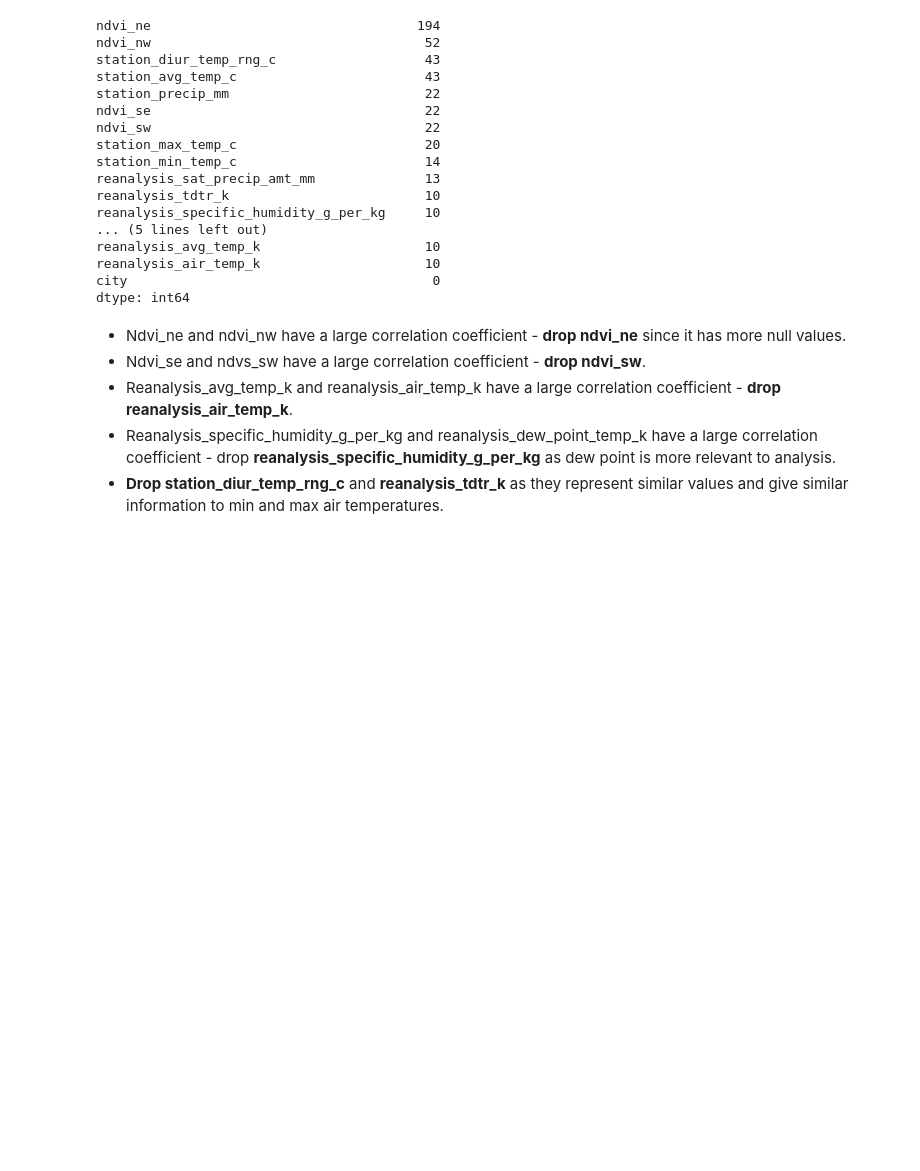
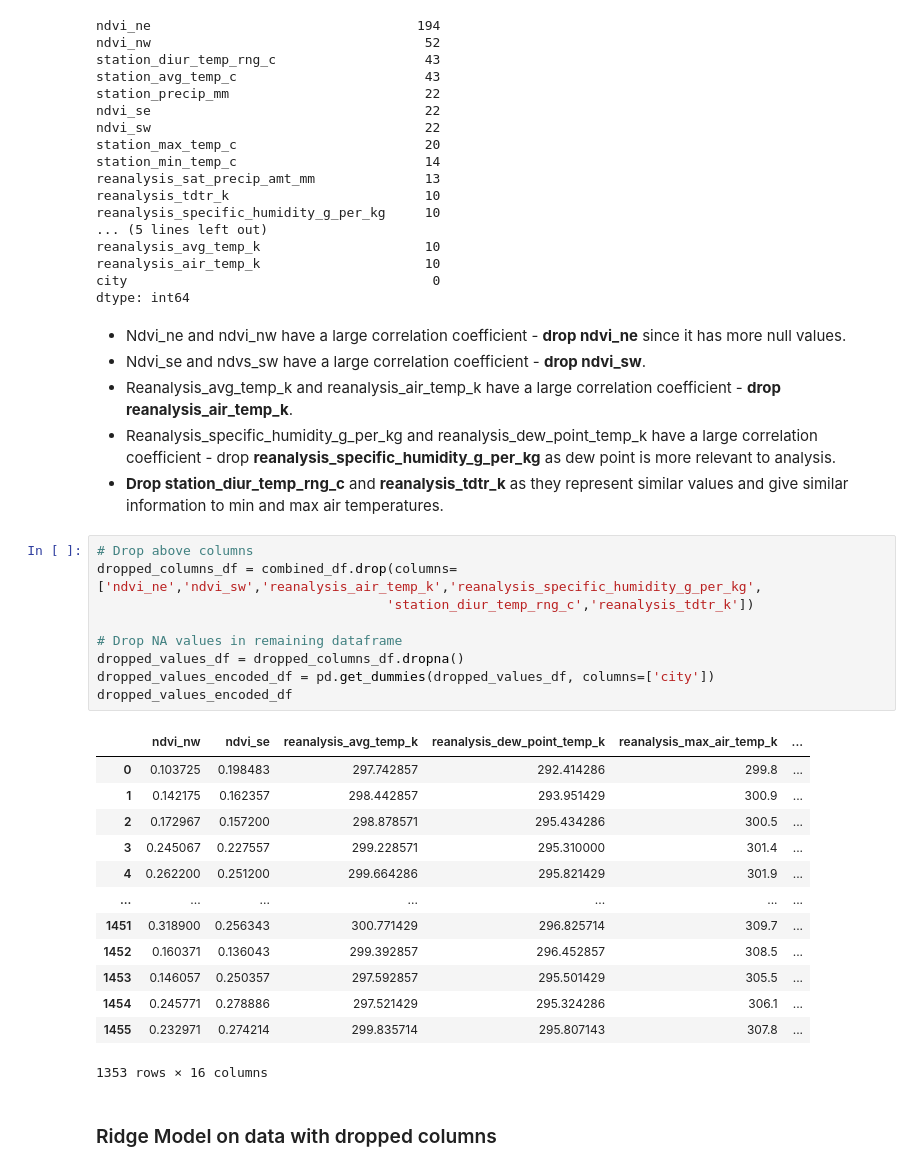
Before and after one commit to tedi529/Dengue-Fever-Predictions, a Jupyter notebook: Dengue Fever Model.ipynb, the cells around one changed output. Saved outputs shown, nothing was run; the diff lists cells and outputs as text; blank space fills up the shorter version.

Commit message:
Dropped features baseline model

```diff
--- a/Dengue Fever Model.ipynb
+++ b/Dengue Fever Model.ipynb
@@ -323,3 +323,28 @@ dtype: int64
  - Reanalysis_avg_temp_k and reanalysis_air_temp_k have a large correlation coefficient - **drop reanalysis_air_temp_k**.
  - Reanalysis_specific_humidity_g_per_kg and reanalysis_dew_point_temp_k have a large correlation coefficient - drop **reanalysis_specific_humidity_g_per_kg** as dew point is more relevant to analysis.
  - **Drop station_diur_temp_rng_c** and **reanalysis_tdtr_k** as they represent similar values and give similar information to min and max air temperatures.
+# %%
+# Drop above columns
+dropped_columns_df = combined_df.drop(columns=['ndvi_ne','ndvi_sw','reanalysis_air_temp_k','reanalysis_specific_humidity_g_per_kg',
+                                     'station_diur_temp_rng_c','reanalysis_tdtr_k'])
+
+# Drop NA values in remaining dataframe
+dropped_values_df = dropped_columns_df.dropna()
+dropped_values_encoded_df = pd.get_dummies(dropped_values_df, columns=['city'])
+dropped_values_encoded_df
+# %% [output]
+|  | ndvi_nw | ndvi_se | reanalysis_avg_temp_k | reanalysis_dew_point_temp_k | reanalysis_max_air_temp_k | ... |
+| 0 | 0.103725 | 0.198483 | 297.742857 | 292.414286 | 299.8 | ... |
+| 1 | 0.142175 | 0.162357 | 298.442857 | 293.951429 | 300.9 | ... |
+| 2 | 0.172967 | 0.157200 | 298.878571 | 295.434286 | 300.5 | ... |
+| 3 | 0.245067 | 0.227557 | 299.228571 | 295.310000 | 301.4 | ... |
+| 4 | 0.262200 | 0.251200 | 299.664286 | 295.821429 | 301.9 | ... |
+| ... | ... | ... | ... | ... | ... | ... |
+| 1451 | 0.318900 | 0.256343 | 300.771429 | 296.825714 | 309.7 | ... |
+| 1452 | 0.160371 | 0.136043 | 299.392857 | 296.452857 | 308.5 | ... |
+| 1453 | 0.146057 | 0.250357 | 297.592857 | 295.501429 | 305.5 | ... |
+| 1454 | 0.245771 | 0.278886 | 297.521429 | 295.324286 | 306.1 | ... |
+| 1455 | 0.232971 | 0.274214 | 299.835714 | 295.807143 | 307.8 | ... |
+1353 rows × 16 columns
+# %% [markdown]
+### Ridge Model on data with dropped columns
```
Also changed, not shown: parts of 3 cells of this notebook.
